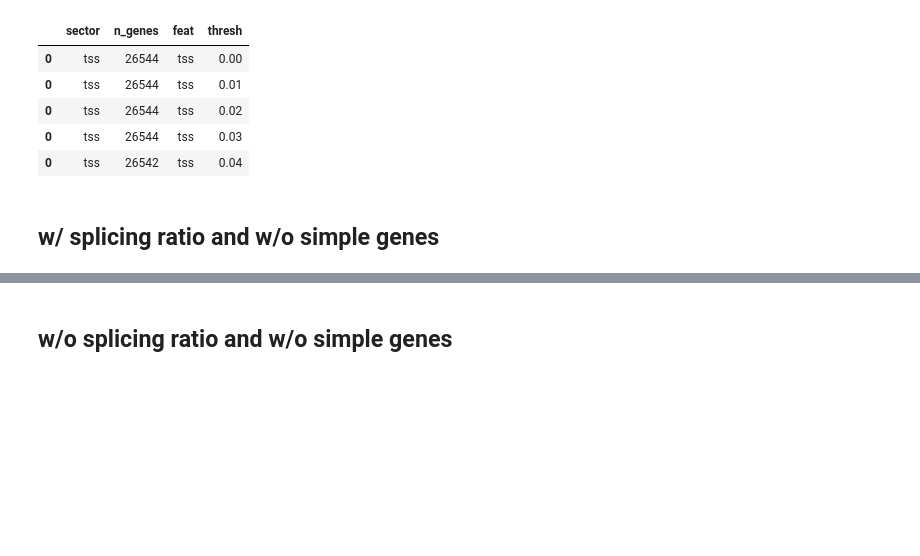
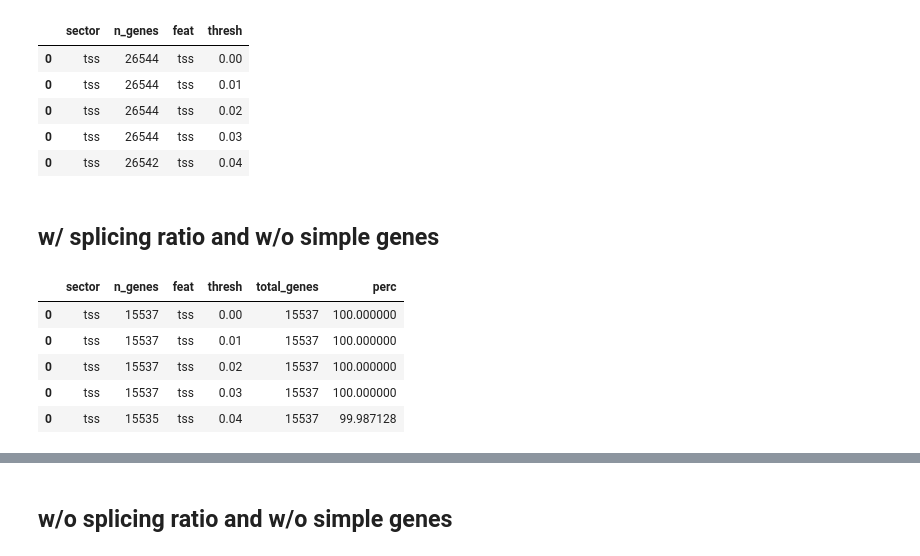
Before and after one commit to fairliereese/paper_rnawg, a Jupyter notebook: figures_revisions/revisions/sector_thresh_param_search.ipynb, the cells around one changed output, grey strips where cells are left out. Cells and saved outputs as stored; diff of their text form; code cells hidden in the pictures; blank space fills up the shorter version.

```diff
--- a/figures_revisions/revisions/sector_thresh_param_search.ipynb
+++ b/figures_revisions/revisions/sector_thresh_param_search.ipynb
@@ -205,3 +225,14 @@ for feat in ['tss', 'ic', 'tes']:
+# %%
+big_df.head()
+big_df['perc'] = (big_df.n_genes/big_df.total_genes)*100
+big_df.head()
+# %% [output]
+|  | sector | n_genes | feat | thresh | total_genes | perc |
+| 0 | tss | 15537 | tss | 0.00 | 15537 | 100.000000 |
+| 0 | tss | 15537 | tss | 0.01 | 15537 | 100.000000 |
+| 0 | tss | 15537 | tss | 0.02 | 15537 | 100.000000 |
+| 0 | tss | 15537 | tss | 0.03 | 15537 | 100.000000 |
+| 0 | tss | 15535 | tss | 0.04 | 15537 | 99.987128 |
 # %%
 sns.set_context('paper', font_scale=2)
 mpl.rcParams['font.family'] = 'Arial'
```
Also changed, not shown: parts of 6 cells of this notebook, 3 other files.
